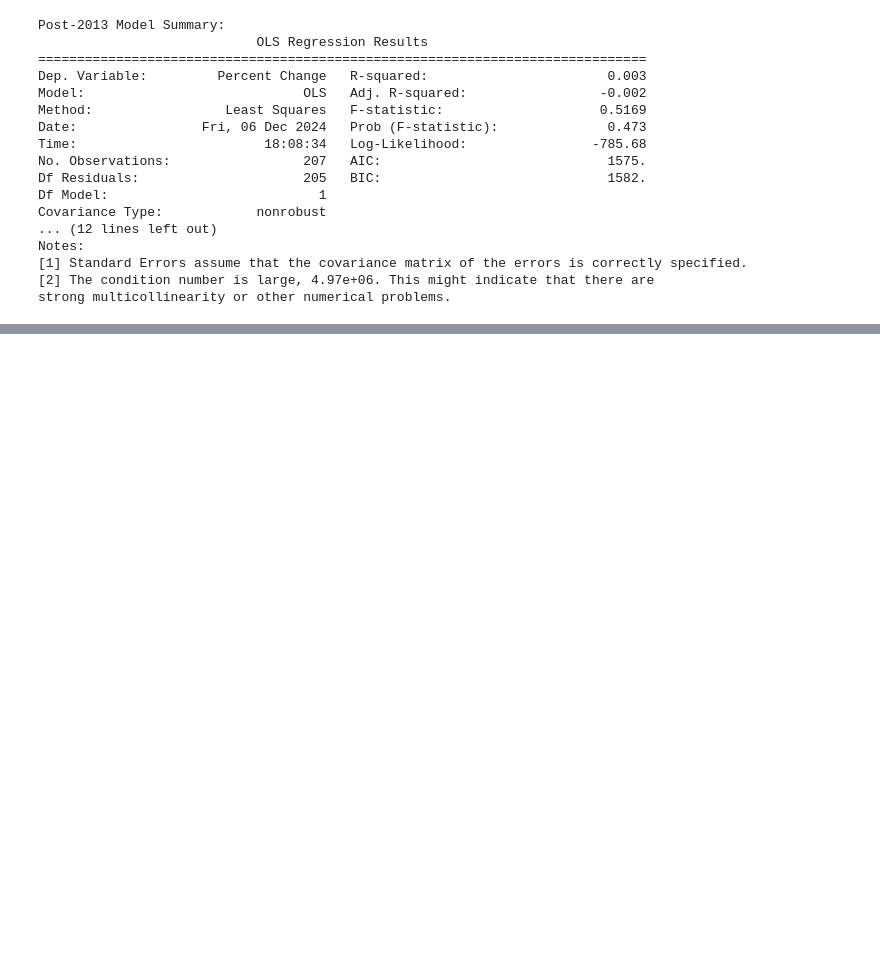
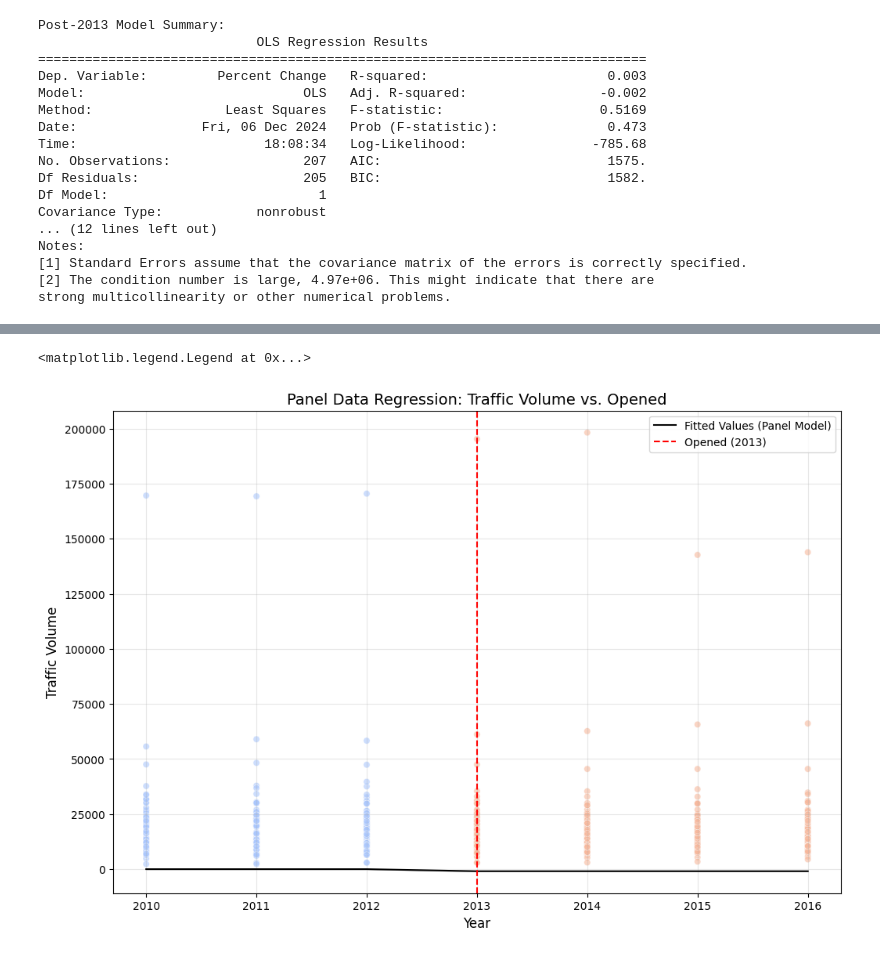
Before and after one commit to IbadatJarg/PPOL5203-Final_Project_Bikeshare, a Jupyter notebook: scripts/04_exploratory_data_analysis.ipynb, the cells around one changed output, grey strips where cells are left out. Saved outputs shown, nothing was run; the diff lists cells and outputs as text; code cells hidden in the pictures; blank space fills up the shorter version.

Commit message:
Added Fixed Effect model in 04 script

```diff
--- a/scripts/04_exploratory_data_analysis.ipynb
+++ b/scripts/04_exploratory_data_analysis.ipynb
@@ -196,0 +254,13 @@ strong multicollinearity or other numerical problems.
+# %%
+# Set 'id' and 'year' as the MultiIndex for panel data
+long_df = long_df.set_index(['id', 'year'])
+
+# Add a constant for the regression model
+long_df['const'] = 1
+
+# Fit a fixed effects model (using Entity Effects for 'id')
+fe_model = PanelOLS.from_formula('traffic_volume ~ opened + EntityEffects', long_df)
+fe_results = fe_model.fit()
+
+# Print results
+print(fe_results)
@@ -196,0 +287,40 @@ strong multicollinearity or other numerical problems.
+# %%
+import matplotlib.pyplot as plt
+import seaborn as sns
+
+# Add predictions from the model to the dataframe
+long_df['fitted_values'] = fe_results.fitted_values
+
+# Scatter plot of actual data points
+plt.figure(figsize=(12, 8))
+sns.scatterplot(
+    data=long_df.reset_index(),
+    x='year',
+    y='traffic_volume',
+    hue='opened',
+    alpha=0.6,
+    palette='coolwarm',
+    legend=None
+)
+
+# Plot the fitted regression line
+sns.lineplot(
+    data=long_df.reset_index(),
+    x='year',
+    y='fitted_values',
+    color='black',
+    label='Fitted Values (Panel Model)'
+)
+
+# Highlight the discontinuity
+plt.axvline(x=2013, color='red', linestyle='--', label='Opened (2013)')
+
+# Labels and title
+plt.title('Panel Data Regression: Traffic Volume vs. Opened', fontsize=14)
+plt.xlabel('Year', fontsize=12)
+plt.ylabel('Traffic Volume', fontsize=12)
+plt.grid(True, alpha=0.3)
+plt.legend()
+# %% [output]
+<matplotlib.legend.Legend at 0x...>
+[figure, added]
```
Also changed, not shown: parts of 9 cells of this notebook.
